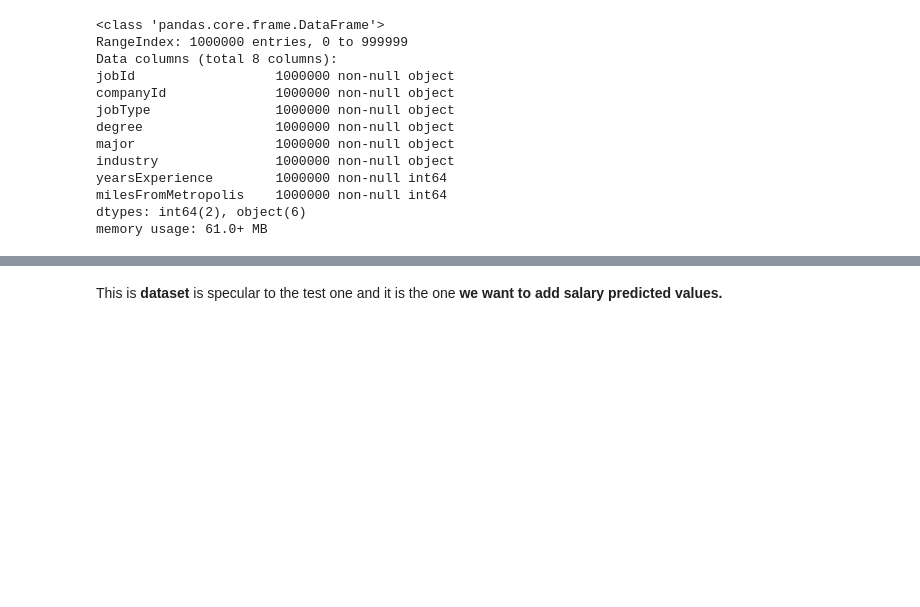
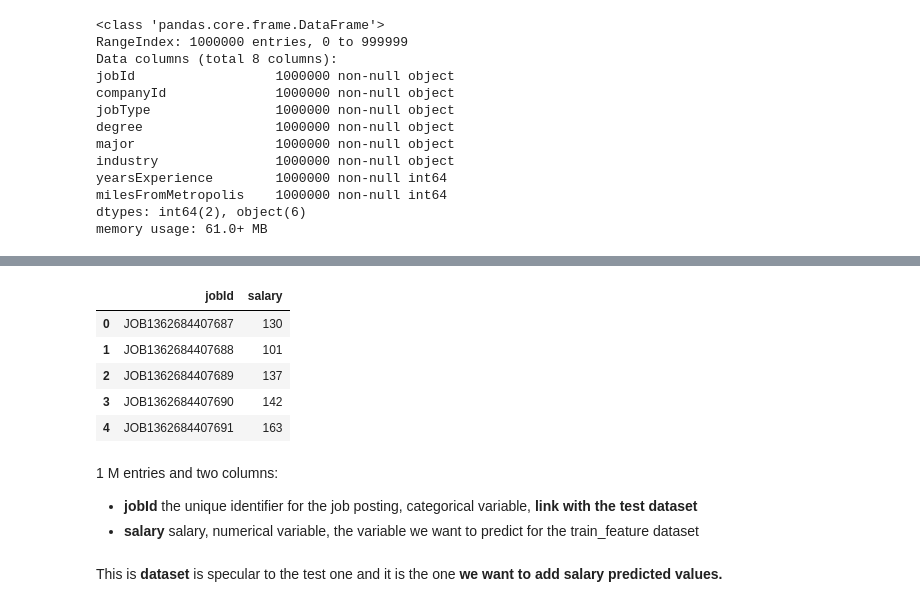
Before and after one commit to gaialeli/salarypredictionportfolio, a Jupyter notebook: Salary Prediction.ipynb, the cells around one changed output, grey strips where cells are left out. Drawn from its saved outputs; the diff is of its cells as text; code cells hidden in the pictures; blank space fills up the shorter version.

```diff
--- a/Salary Prediction.ipynb
+++ b/Salary Prediction.ipynb
@@ -135,3 +82,16 @@ memory usage: 61.0+ MB
+# %%
+train_salary.head()
+# %% [output]
+|  | jobId | salary |
+| 0 | JOB1362684407687 | 130 |
+| 1 | JOB1362684407688 | 101 |
+| 2 | JOB1362684407689 | 137 |
+| 3 | JOB1362684407690 | 142 |
+| 4 | JOB1362684407691 | 163 |
+# %% [markdown]
+1 M entries and two columns:
+* **jobId** the unique identifier for the job posting, categorical variable, **link with the test dataset**
+* **salary** salary, numerical variable, the variable we want to predict for the train_feature dataset
 # %% [markdown]
 This is **dataset** is specular to the test one and it is the one **we want to add salary predicted values.**
 # %% [markdown]
```
Also changed, not shown: parts of 24 cells of this notebook.
